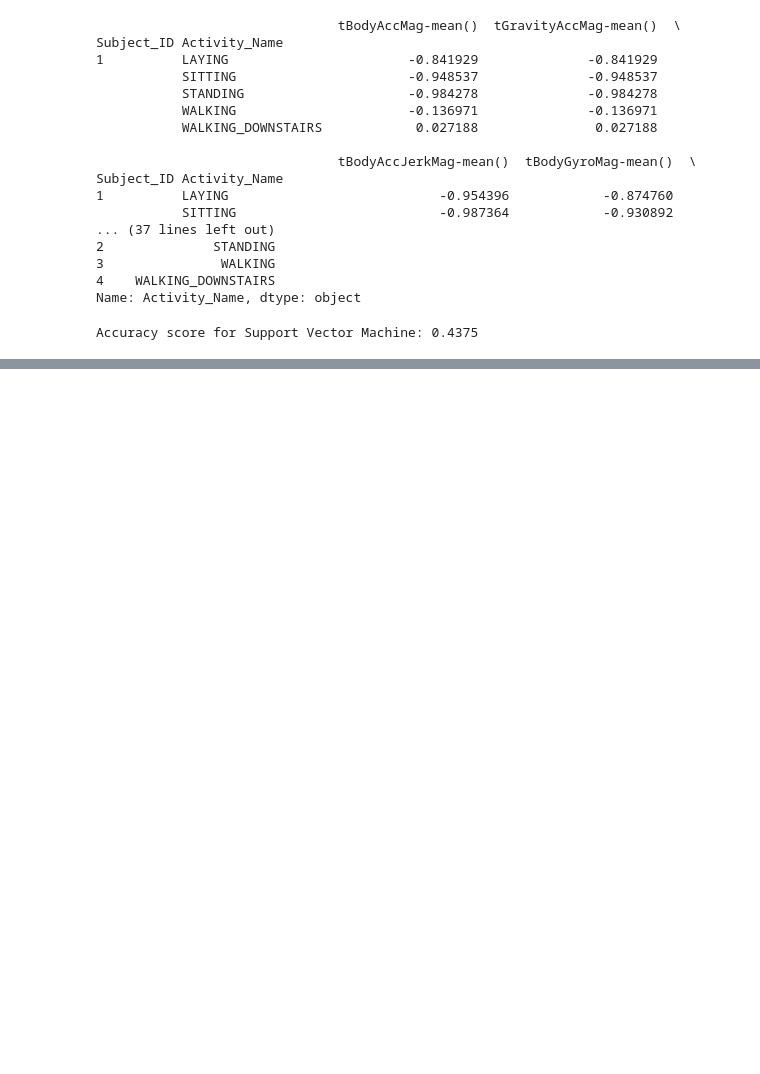
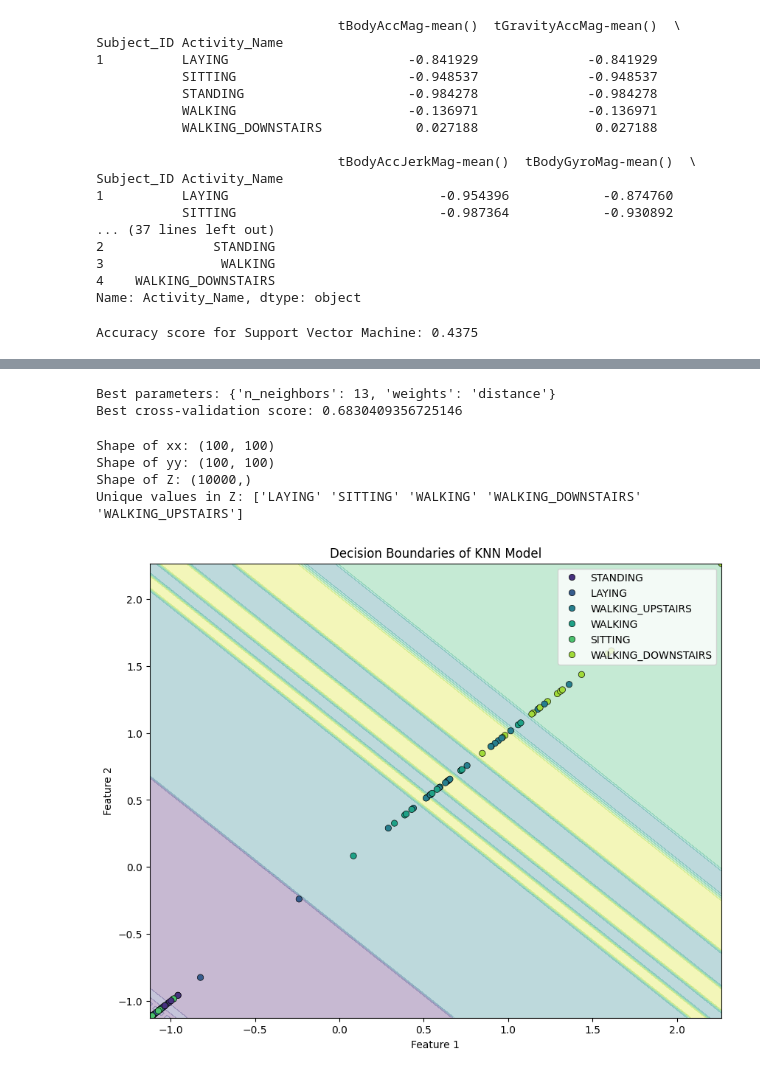
Before and after one commit to akatz6/intro_to_ai_project, a Jupyter notebook: test.ipynb, the cells around one changed output, grey strips where cells are left out. Saved outputs shown, nothing was run; the diff lists cells and outputs as text; code cells hidden in the pictures; blank space fills up the shorter version.

```diff
--- a/test.ipynb
+++ b/test.ipynb
@@ -264,0 +344,45 @@ for i in temp:
+# %%
+# Perform grid search to find optimal hyperparameters
+from sklearn.model_selection import GridSearchCV
+
+param_grid = {'n_neighbors': range(1, 21), 'weights': ['uniform', 'distance']}
+grid_search = GridSearchCV(KNeighborsClassifier(), param_grid, cv=5, scoring='accuracy')
+grid_search.fit(x_train_scaled, y_train)
+
+print("Best parameters:", grid_search.best_params_)
+print("Best cross-validation score:", grid_search.best_score_)
+# %% [output]
+Best parameters: {'n_neighbors': 13, 'weights': 'distance'}
+Best cross-validation score: 0.6830409356725146
+# %%
+# Visualize decision boundaries in 2D space (assuming only two features are used)
+if len(categories) >= 2:
+    knn = KNeighborsClassifier(n_neighbors=5)  # Assuming 5 neighbors
+    knn.fit(x_train_scaled[:, :2], y_train)
+
+    print("Shape of xx:", xx.shape)
+    print("Shape of yy:", yy.shape)
+    print("Shape of Z:", Z.shape)
+    print("Unique values in Z:", np.unique(Z))
+
+    # Convert Z to numerical values using label encoding
+    label_encoder = LabelEncoder()
+    Z_encoded = label_encoder.fit_transform(Z.ravel())
+    Z_encoded = Z_encoded.reshape(xx.shape)  # Reshape to match xx and yy shapes
+
+    # Plot decision boundaries
+    plt.figure(figsize=(10, 8))
+    plt.contourf(xx, yy, Z_encoded, alpha=0.3, cmap='viridis')
+    # Plot the training points
+    sns.scatterplot(x=x_train_scaled[:, 0], y=x_train_scaled[:, 1], hue=y_train, palette='viridis', edgecolor='black')
+    plt.title('Decision Boundaries of KNN Model')
+    plt.xlabel('Feature 1')
+    plt.ylabel('Feature 2')
+    plt.legend(loc='upper right')
+    plt.show()
+# %% [output]
+Shape of xx: (100, 100)
+Shape of yy: (100, 100)
+Shape of Z: (10000,)
+Unique values in Z: ['LAYING' 'SITTING' 'WALKING' 'WALKING_DOWNSTAIRS' 'WALKING_UPSTAIRS']
+[figure, added]
```
Also changed, not shown: parts of 6 cells of this notebook.
